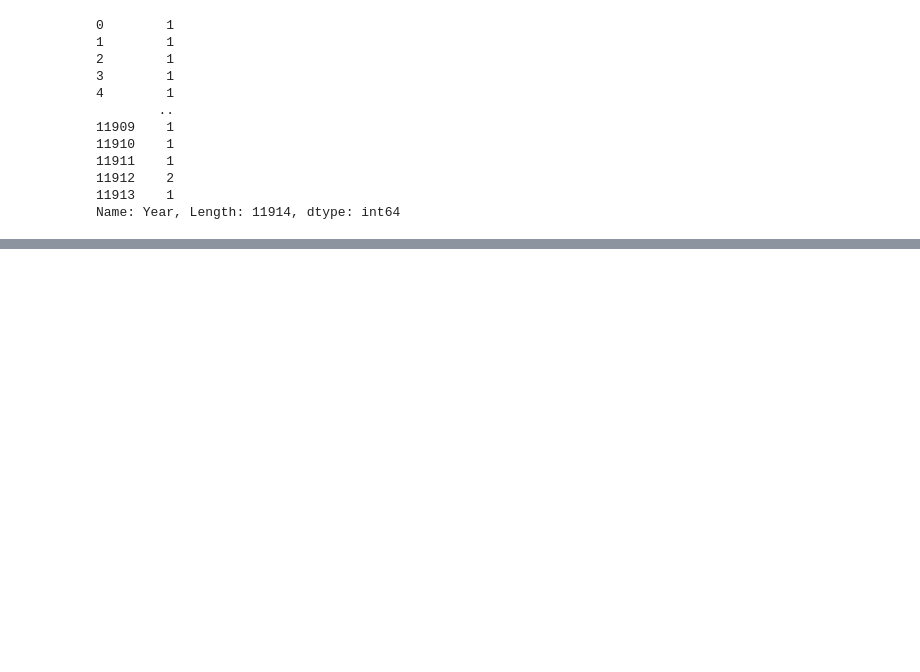
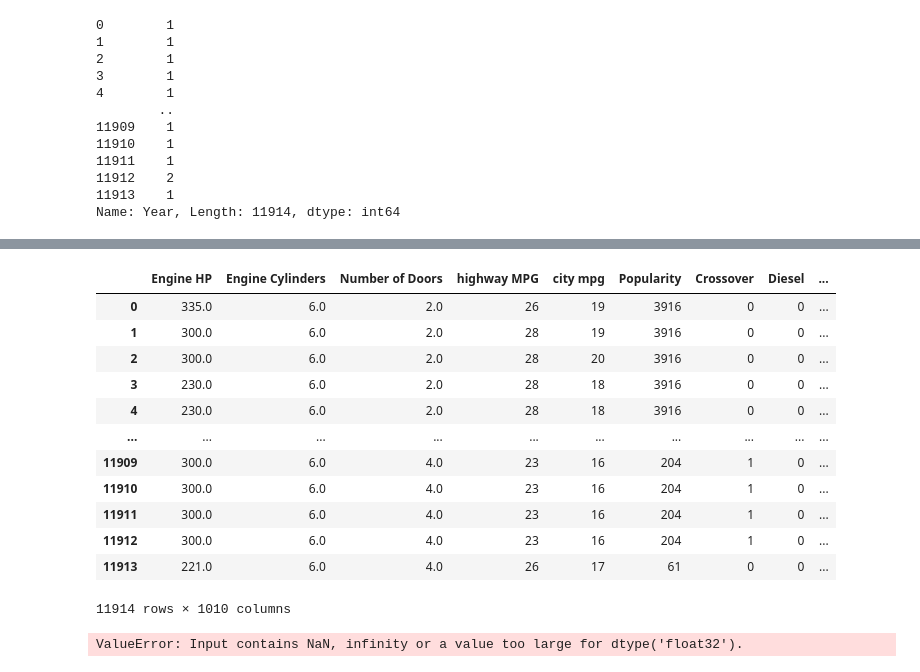
Before and after one commit to filip-alexandrov/lessions-in-ml, a Jupyter notebook: 07_trees_forests/02_decision_tree_regression.ipynb, the cells around one changed output, grey strips where cells are left out. Cells and saved outputs as stored; diff of their text form; code cells hidden in the pictures; blank space fills up the shorter version.

```diff
--- a/07_trees_forests/02_decision_tree_regression.ipynb
+++ b/07_trees_forests/02_decision_tree_regression.ipynb
@@ -152,0 +177,34 @@ x['Engine Fuel Type'].value_counts()
+# %%
+x['Transmission Type'] = le.fit_transform(x['Transmission Type'])
+category.append('Transmission Type')
+# %%
+x['Driven_Wheels'].value_counts()
+x['Driven_Wheels'] = le.fit_transform(x['Driven_Wheels'])
+category.append('Driven_Wheels')
+# %%
+x['Vehicle Size'].value_counts()
+x['Vehicle Size'] = le.fit_transform(x['Vehicle Size'])
+category.append('Vehicle Size')
+# %%
+x['Vehicle Style'].value_counts()
+x['Vehicle Style'] = le.fit_transform(x['Vehicle Style'])
+category.append('Vehicle Style')
+# %%
+x = pd.get_dummies(x, columns=category)
+for count in category:
+     x=x.drop(count + '_0',axis=1)
+x
+# %% [output]
+|  | Engine HP | Engine Cylinders | Number of Doors | highway MPG | city mpg | Popularity | Crossover | Diesel | ... |
+| 0 | 335.0 | 6.0 | 2.0 | 26 | 19 | 3916 | 0 | 0 | ... |
+| 1 | 300.0 | 6.0 | 2.0 | 28 | 19 | 3916 | 0 | 0 | ... |
+| 2 | 300.0 | 6.0 | 2.0 | 28 | 20 | 3916 | 0 | 0 | ... |
+| 3 | 230.0 | 6.0 | 2.0 | 28 | 18 | 3916 | 0 | 0 | ... |
+| 4 | 230.0 | 6.0 | 2.0 | 28 | 18 | 3916 | 0 | 0 | ... |
+| ... | ... | ... | ... | ... | ... | ... | ... | ... | ... |
+| 11909 | 300.0 | 6.0 | 4.0 | 23 | 16 | 204 | 1 | 0 | ... |
+| 11910 | 300.0 | 6.0 | 4.0 | 23 | 16 | 204 | 1 | 0 | ... |
+| 11911 | 300.0 | 6.0 | 4.0 | 23 | 16 | 204 | 1 | 0 | ... |
+| 11912 | 300.0 | 6.0 | 4.0 | 23 | 16 | 204 | 1 | 0 | ... |
+| 11913 | 221.0 | 6.0 | 4.0 | 26 | 17 | 61 | 0 | 0 | ... |
+11914 rows × 1010 columns
@@ -152,0 +214,6 @@ x['Engine Fuel Type'].value_counts()
+# %%
+from sklearn.tree import DecisionTreeRegressor
+dtr= DecisionTreeRegressor()
+dtr.fit(x_train,y_train)
+# %% [output]
+ValueError: Input contains NaN, infinity or a value too large for dtype('float32').
```
Also changed, not shown: parts of 5 cells of this notebook, 15 other files.
